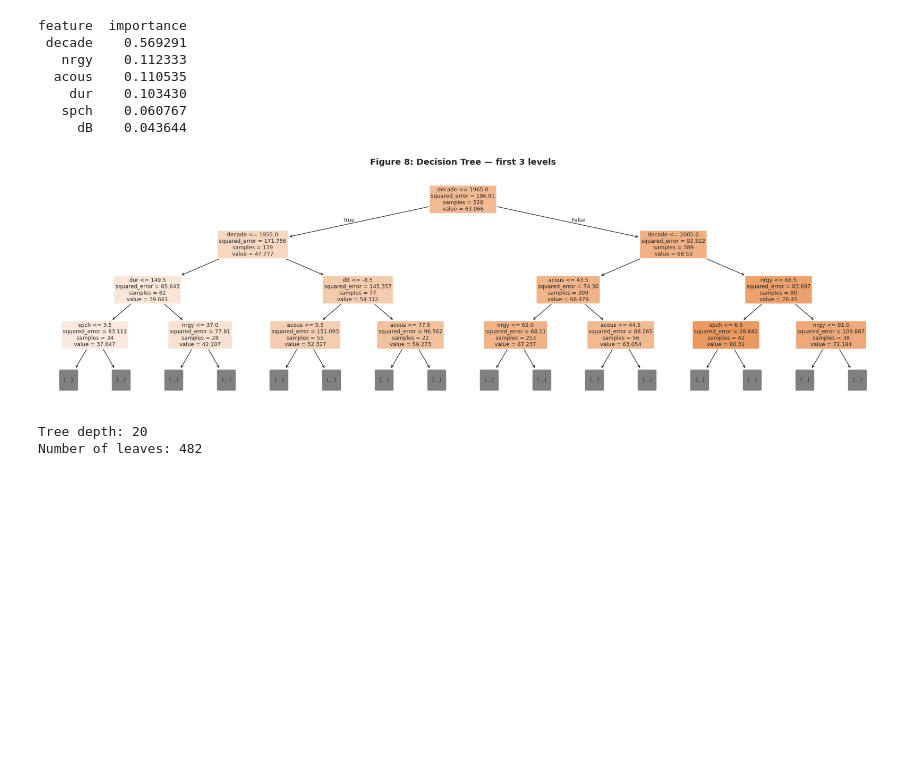
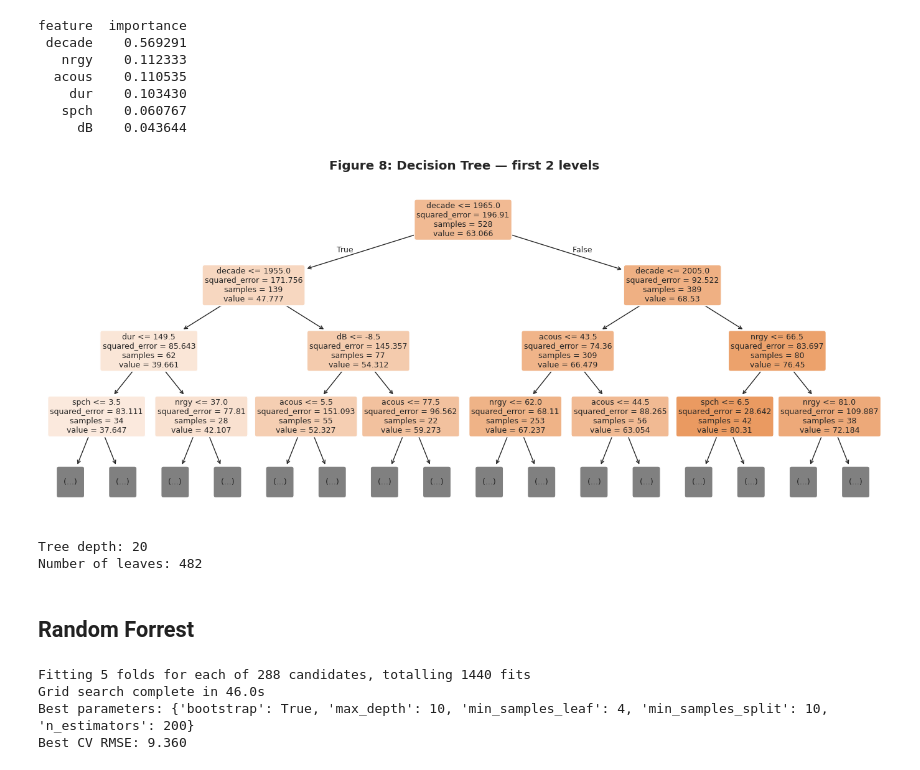
Before and after one commit to r-leeper/scu_spotify_past_decades, a Jupyter notebook: Spotify_past_decades.ipynb, the cells around one changed output. Drawn from its saved outputs; the diff is of its cells as text; code cells hidden in the pictures; blank space fills up the shorter version.

Commit message:
Random forrest complete

```diff
--- a/Spotify_past_decades.ipynb
+++ b/Spotify_past_decades.ipynb
@@ -750,24 +750,26 @@ feature  importance
    spch    0.060767
      dB    0.043644
 # %%
-fig, ax = plt.subplots(figsize=(20, 6))
+fig, ax = plt.subplots(figsize=(14, 6))
 plot_tree(
     dt,
     max_depth=3,
     feature_names=FEATURES,
     filled=True,
     rounded=True,
     fontsize=9,
     ax=ax
 )
-plt.suptitle("Figure 8: Decision Tree — first 3 levels", fontweight="bold")
+plt.suptitle("Figure 8: Decision Tree — first 2 levels", fontweight="bold")
 plt.tight_layout()
 plt.show()
 # %% [output]
-[figure, old version]
+[figure, new version]
 # %%
 print(f"Tree depth: {dt.get_depth()}")
 print(f"Number of leaves: {dt.get_n_leaves()}")
 # %% [output]
 Tree depth: 20
 Number of leaves: 482
+# %% [markdown]
+## Random Forrest
@@ -773,0 +787,24 @@ Number of leaves: 482
+# %%
+grid_search = GridSearchCV(
+    RandomForestRegressor(random_state=RANDOM_STATE),
+    param_grid,
+    cv=CV_FOLDS,
+    scoring="neg_mean_squared_error",
+    n_jobs=-1,        # use all available cores
+    verbose=1
+)
+
+import time
+
+start = time.time()
+grid_search.fit(X_train, y_train)
+elapsed = time.time() - start
+
+print(f"Grid search complete in {elapsed:.1f}s")
+print(f"Best parameters: {grid_search.best_params_}")
+print(f"Best CV RMSE: {np.sqrt(-grid_search.best_score_):.3f}")
+# %% [output]
+Fitting 5 folds for each of 288 candidates, totalling 1440 fits
+Grid search complete in 46.0s
+Best parameters: {'bootstrap': True, 'max_depth': 10, 'min_samples_leaf': 4, 'min_samples_split': 10, 'n_estimators': 200}
+Best CV RMSE: 9.360
```
Also changed, not shown: parts of 5 cells of this notebook.
